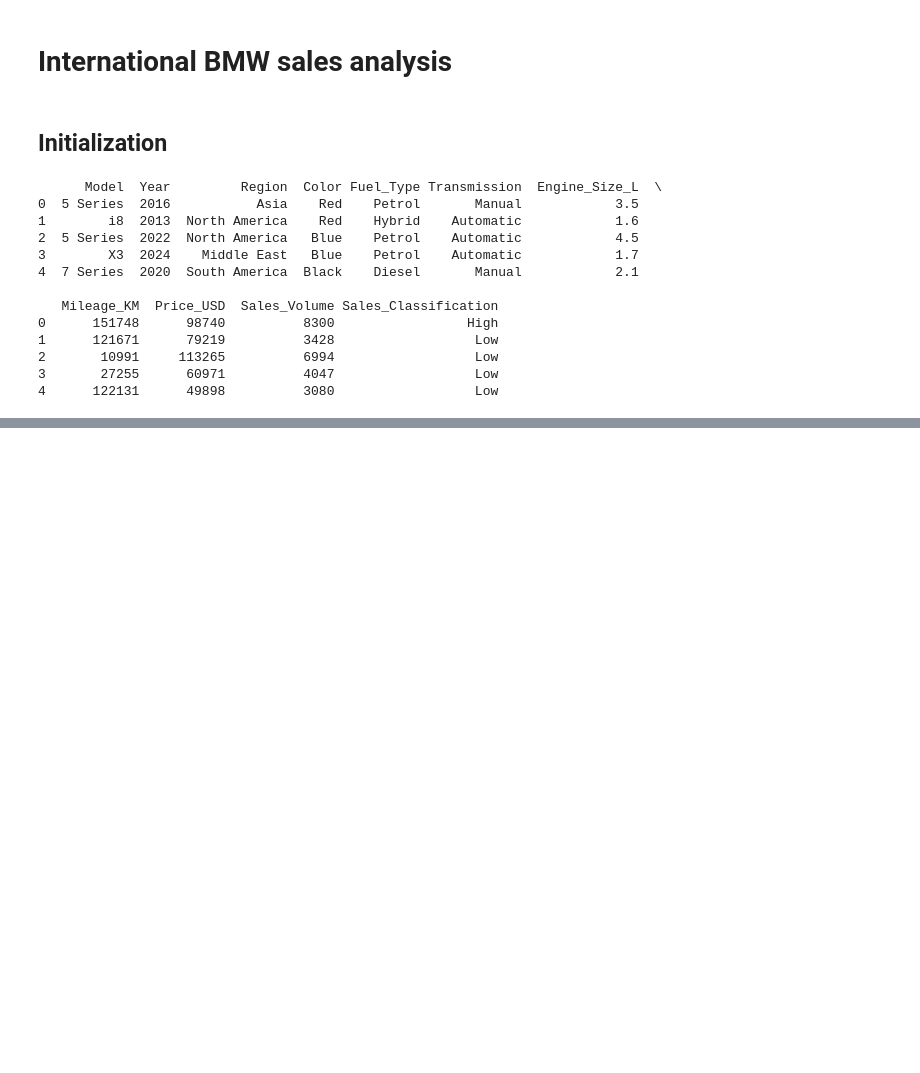
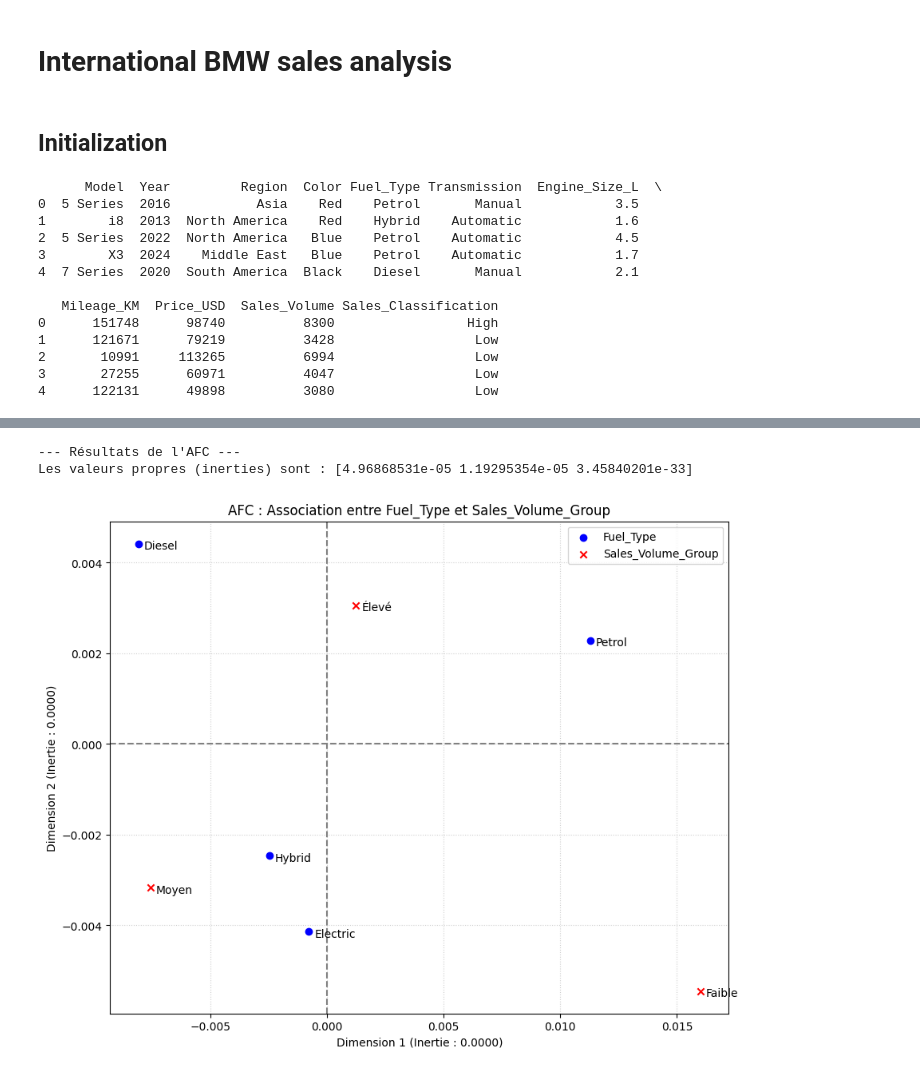
Before and after one commit to uthumatik/bmw_sales_study, a Jupyter notebook: afc/main.ipynb, the cells around one changed output, grey strips where cells are left out. Saved outputs shown, nothing was run; the diff lists cells and outputs as text; code cells hidden in the pictures; blank space fills up the shorter version.

```diff
--- a/afc/main.ipynb
+++ b/afc/main.ipynb
@@ -23,0 +95,48 @@ print(data.head())
+# %%
+# Matrice M à décomposer
+E = np.outer(r, c)
+D_r_inv_sqrt = np.diag(1. / np.sqrt(r))
+D_c_inv_sqrt = np.diag(1. / np.sqrt(c))
+M = D_r_inv_sqrt @ (P - E) @ D_c_inv_sqrt
+# %%
+# SVD
+U, s, Vt = svd(M, full_matrices=False)
+# %%
+# Coordonnées principales pour les lignes et les colonnes
+S_k = np.diag(s)
+# Coordonnées des lignes (Fuel_Type)
+row_coords = D_r_inv_sqrt @ U @ S_k
+row_coords = row_coords[:, :2]
+# Coordonnées des colonnes (Sales_Classification)
+col_coords = D_c_inv_sqrt @ Vt.T @ S_k
+col_coords = col_coords[:, :2]
+# %%
+# --- Visualisation (Biplot) ---
+plt.figure(figsize=(10, 8))
+plt.scatter(row_coords[:, 0], row_coords[:, 1], label=var1, color='blue', marker='o')
+plt.scatter(col_coords[:, 0], col_coords[:, 1], label=var2, color='red', marker='x')
+
+# Annoter les points (Fuel_Type)
+for i, fuel_type in enumerate(contingency_table.index):
+    plt.annotate(fuel_type, (row_coords[i, 0], row_coords[i, 1]), textcoords="offset points", xytext=(5,-5), ha='left')
+
+# Annoter les points (Sales_Classification)
+for i, classification in enumerate(contingency_table.columns):
+    plt.annotate(classification, (col_coords[i, 0], col_coords[i, 1]), textcoords="offset points", xytext=(5,-5), ha='left')
+
+plt.title(f"AFC : Association entre {var1} et {var2}")
+plt.xlabel(f"Dimension 1 (Inertie : {s[0]**2:.4f})")
+plt.ylabel(f"Dimension 2 (Inertie : {s[1]**2:.4f})" if len(s) > 1 else "Dimension 2 (N/A)")
+plt.axhline(0, color='grey', linestyle='--')
+plt.axvline(0, color='grey', linestyle='--')
+plt.grid(True, linestyle=':', alpha=0.6)
+plt.legend()
+
+print("\n--- Résultats de l'AFC ---")
+print(f"Les valeurs propres (inerties) sont : {s**2}")
+
+plt.show()
+# %% [output]
+--- Résultats de l'AFC ---
+Les valeurs propres (inerties) sont : [4.96868531e-05 1.19295354e-05 3.45840201e-33]
+[figure, added]
```
Also changed, not shown: parts of 13 cells of this notebook.
